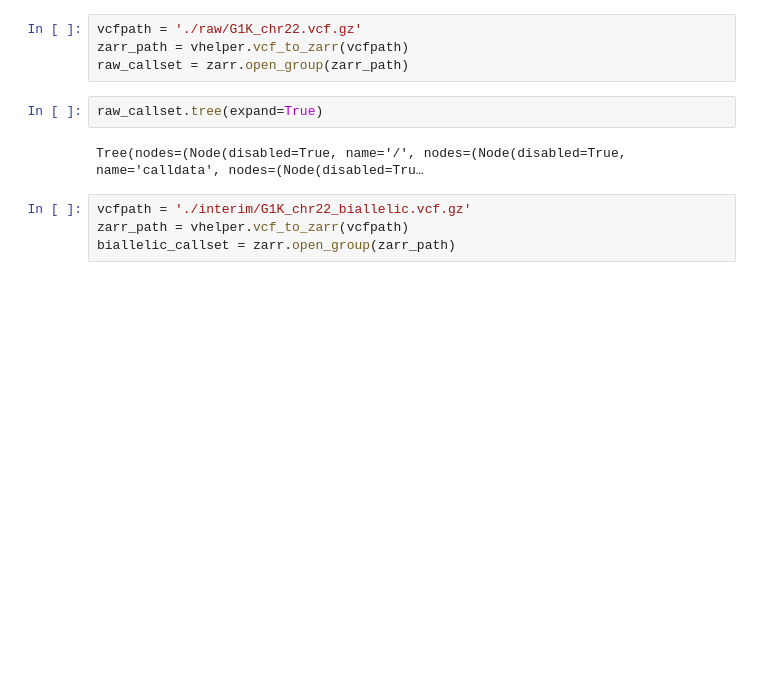
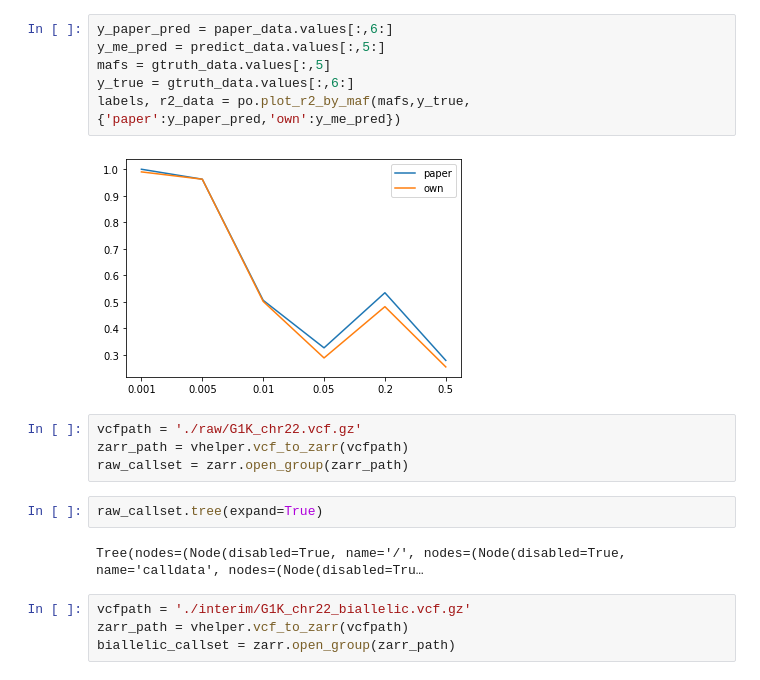
Before and after one commit to KazegamiKuon/GenImputation, a Jupyter notebook: data/process.ipynb, the cells around one changed output. Drawn from its saved outputs; the diff is of its cells as text; blank space fills up the shorter version.

```diff
--- a/data/process.ipynb
+++ b/data/process.ipynb
@@ -12,3 +62,11 @@ import zarr
+# %%
+y_paper_pred = paper_data.values[:,6:]
+y_me_pred = predict_data.values[:,5:]
+mafs = gtruth_data.values[:,5]
+y_true = gtruth_data.values[:,6:]
+labels, r2_data = po.plot_r2_by_maf(mafs,y_true,{'paper':y_paper_pred,'own':y_me_pred})
+# %% [output]
+[figure, added]
 # %%
 vcfpath = './raw/G1K_chr22.vcf.gz'
 zarr_path = vhelper.vcf_to_zarr(vcfpath)
```
Also changed, not shown: parts of 15 cells of this notebook, 47 other files.
